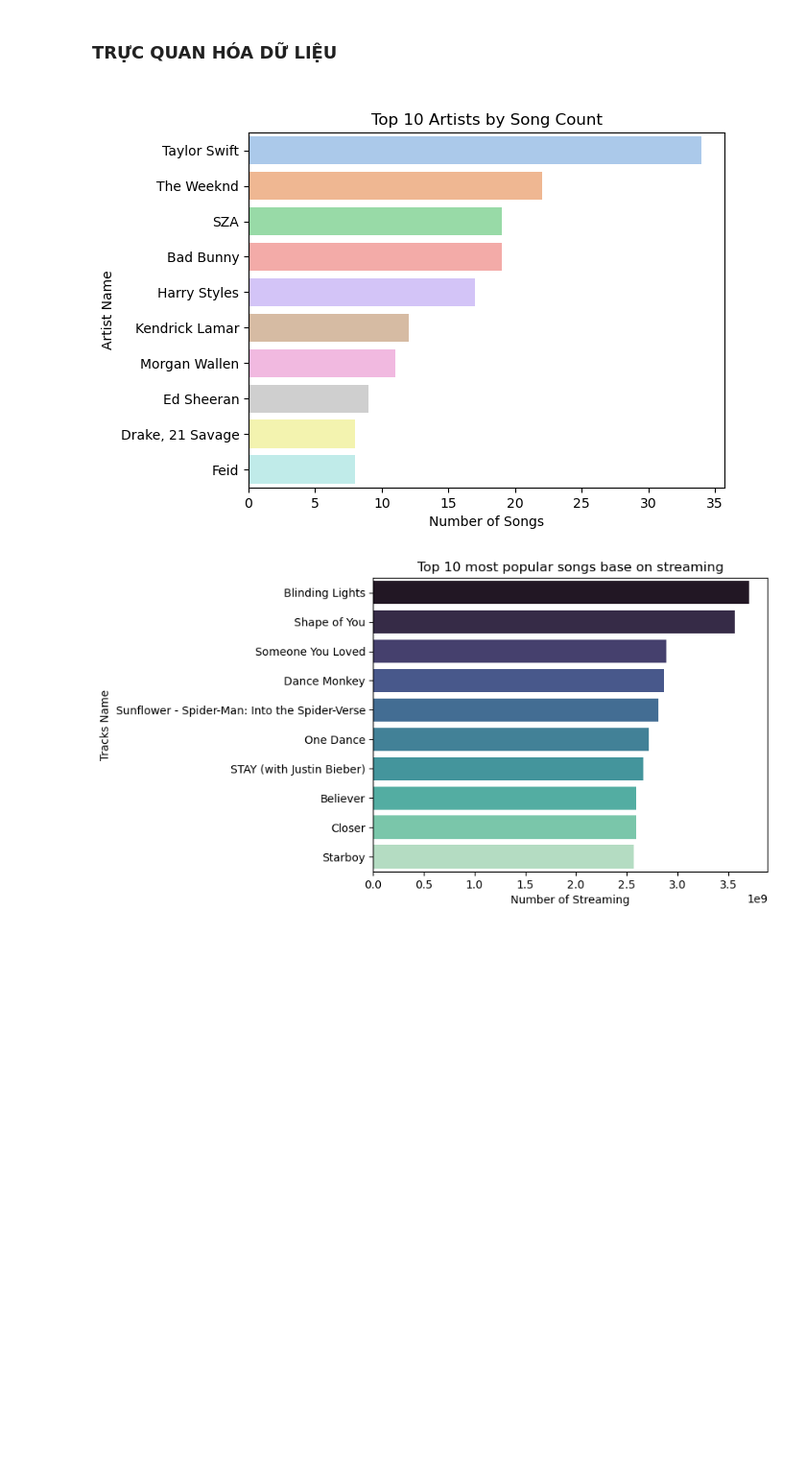
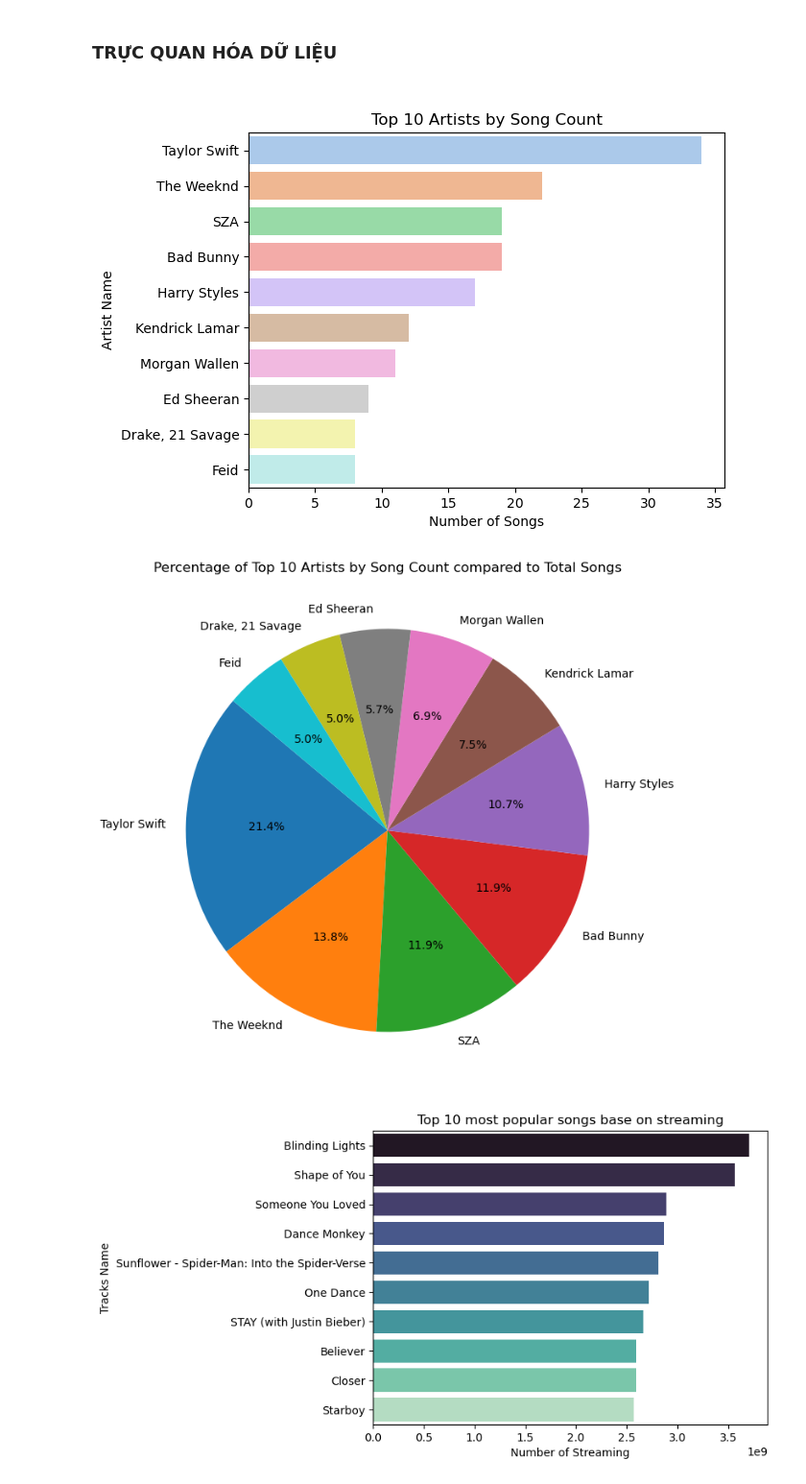
Before and after one commit to ngocmaj/PTDL, a Jupyter notebook: nhap.ipynb, the cells around one changed output. Shown at 96% size. Drawn from its saved outputs; the diff is of its cells as text; code cells hidden in the pictures; blank space fills up the shorter version.

```diff
--- a/nhap.ipynb
+++ b/nhap.ipynb
@@ -253,13 +253,27 @@ df['streams'] = df['streams'].astype(float)
 # %%
 #Top 10 Artists by Song count
 top_artists= df.groupby("artist(s)_name").count().sort_values(by='track_name', ascending=False)['track_name'][:10]
 sns.barplot(x=top_artists.values, y=top_artists.index, palette='pastel')
 plt.title('Top 10 Artists by Song Count')
 plt.xlabel('Number of Songs')
 plt.ylabel('Artist Name')
 plt.show()
+
+
+# Tính tổng số lượng bài hát trong dữ liệu
+total_songs = df['track_name'].count()
+
+# Tạo một list chứa tỷ lệ phần trăm của số lượng bài hát của từng nghệ sĩ so với tổng số lượng bài hát trong dữ liệu
+percentages = [(count / total_songs) * 100 for count in top_artists.values]
+
+# Tạo biểu đồ tròn
+plt.figure(figsize=(8, 8))
+plt.pie(percentages, labels=top_artists.index, autopct='%1.1f%%', startangle=140)
+plt.title('Percentage of Top 10 Artists by Song Count compared to Total Songs')
+plt.show()
 # %% [output]
 [figure]
+[figure, added]
 # %%
 # Top 10 most popular songs base on streaming
 top_10_songs = df.sort_values(by ='streams', ascending=False).head(10)
```
Also changed, not shown: parts of 8 cells of this notebook.
